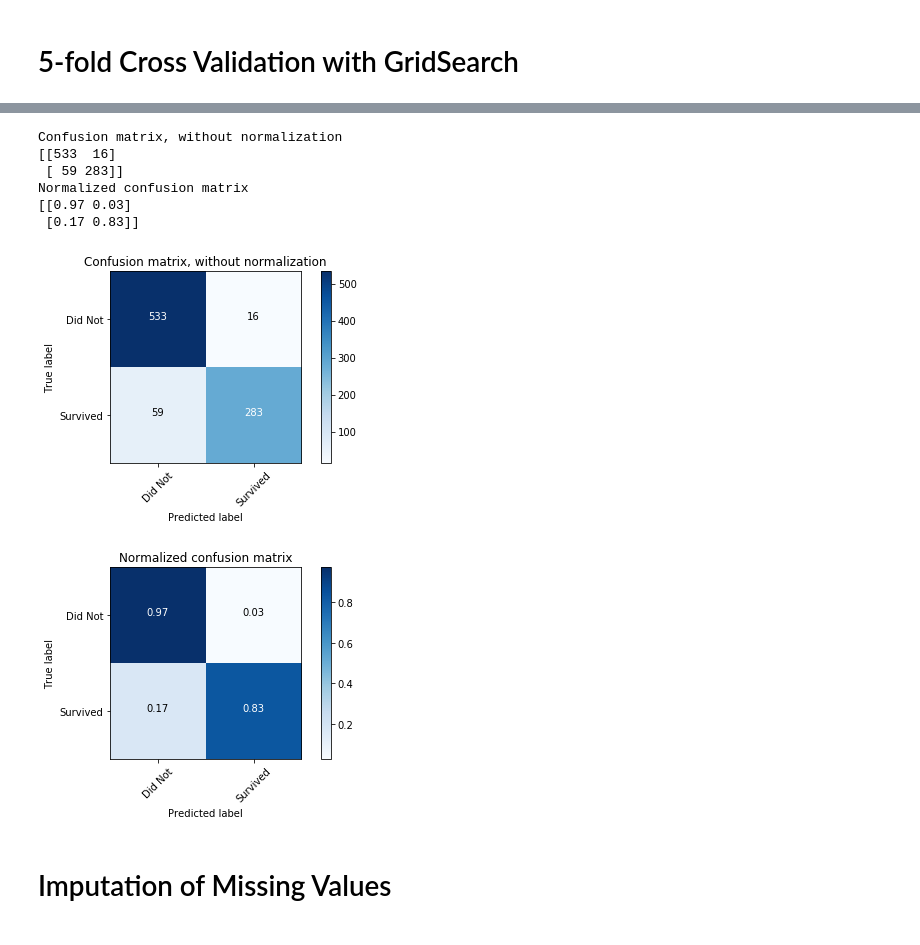
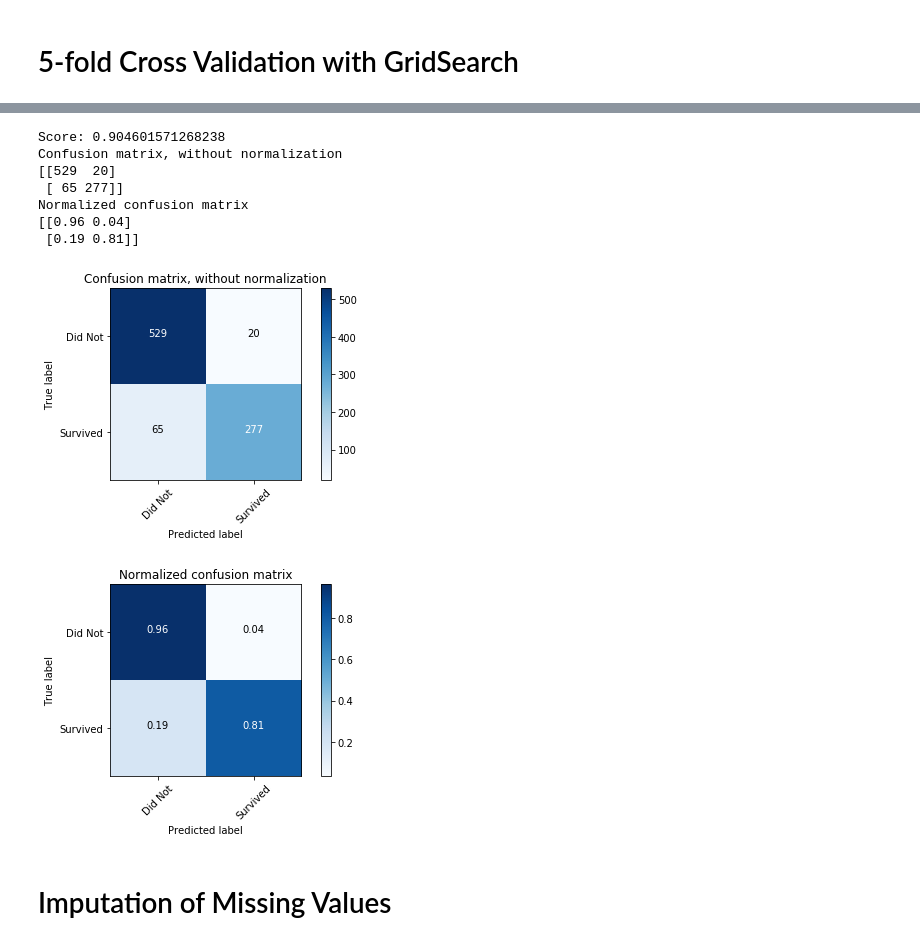
Before and after one commit to itudoben/kaggle-titanic, a Jupyter notebook: src/notebooks/titanic_dataset_survival.ipynb, the cells around one changed output, grey strips where cells are left out. Drawn from its saved outputs; the diff is of its cells as text; code cells hidden in the pictures.

```diff
--- a/src/notebooks/titanic_dataset_survival.ipynb
+++ b/src/notebooks/titanic_dataset_survival.ipynb
@@ -300,31 +345,43 @@ def plot_confusion_matrix(cm, classes,
     plt.xlabel('Predicted label')
     plt.tight_layout()
 
+def display_metrics(clf, X, Y):
+    # Predict the values on X.
+    X_prediction = clf.predict(X)
 
-# Compute confusion matrix
-np.set_printoptions(precision=2)
+    print("Score: %.15f" % clf.score(X, Y))
 
-class_names = ['Did Not', 'Survived']
+    # Compute confusion matrix
+    cnf_matrix = confusion_matrix(Y, X_prediction)
+    # tn, fp, fn, tp = cnf_matrix.ravel()
 
-# Plot non-normalized confusion matrix
-plt.figure()
-plot_confusion_matrix(cnf_matrix, classes=class_names,
-                      title='Confusion matrix, without normalization')
+    # Compute confusion matrix
+    np.set_printoptions(precision=2)
 
-# Plot normalized confusion matrix
-plt.figure()
-plot_confusion_matrix(cnf_matrix, classes=class_names, normalize=True,
-                      title='Normalized confusion matrix')
+    class_names = ['Did Not', 'Survived']
 
-plt.show()
+    # Plot non-normalized confusion matrix
+    plt.figure()
+    plot_confusion_matrix(cnf_matrix, classes=class_names,
+                          title='Confusion matrix, without normalization')
+
+    # Plot normalized confusion matrix
+    plt.figure()
+    plot_confusion_matrix(cnf_matrix, classes=class_names, normalize=True,
+                          title='Normalized confusion matrix')
+
+    plt.show()
-# %% [output]
-Confusion matrix, without normalization
-[[533  16]
- [ 59 283]]
-Normalized confusion matrix
-[[0.97 0.03]
- [0.17 0.83]]
-[figure, removed]
-[figure, removed]
+# %%
+display_metrics(clf, X, Y)
+# %% [output]
+Score: 0.904601571268238
+Confusion matrix, without normalization
+[[529  20]
+ [ 65 277]]
+Normalized confusion matrix
+[[0.96 0.04]
+ [0.19 0.81]]
+[figure, added]
+[figure, added]
 # %% [markdown]
 # Imputation of Missing Values
```
Also changed, not shown: parts of 31 cells of this notebook.
